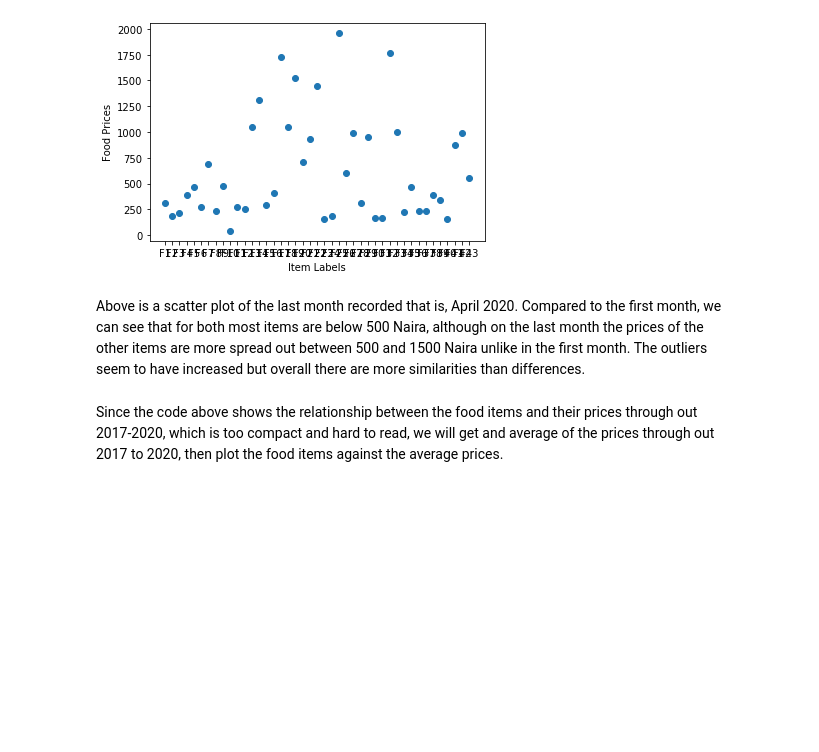
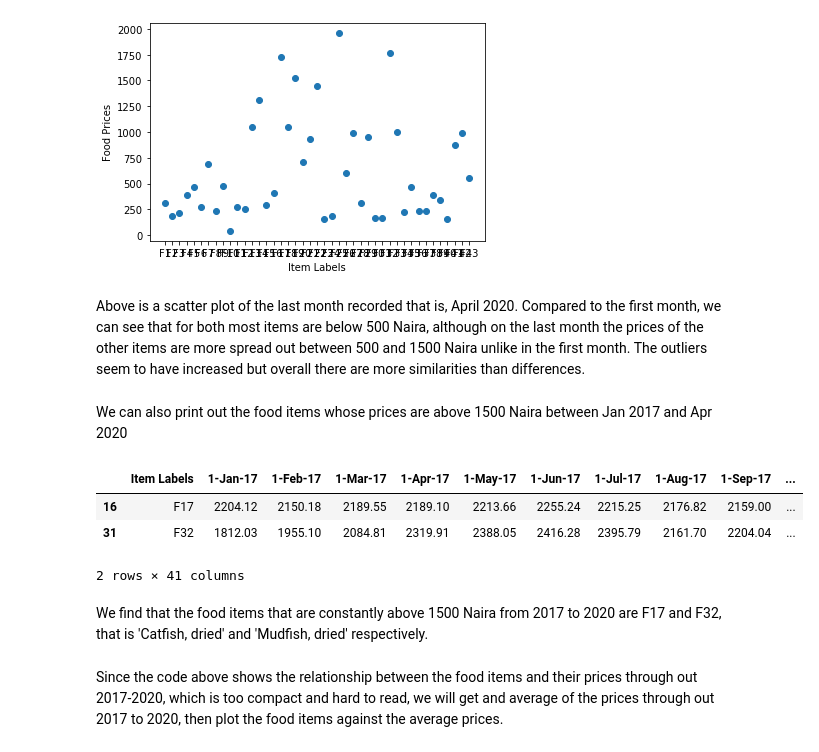
Before and after one commit to Ivynjambi/Jenga-Project, a Jupyter notebook: Analysis of selected food prices in Nigeria.ipynb, the cells around one changed output. Saved outputs shown, nothing was run; the diff lists cells and outputs as text; code cells hidden in the pictures; blank space fills up the shorter version.

Commit message:
Modified the csv file to group by years, yet to group them into one. Printed the food items whose prices lie within the outliers that is more than 1500 Naira.

```diff
--- a/Analysis of selected food prices in Nigeria.ipynb
+++ b/Analysis of selected food prices in Nigeria.ipynb
@@ -138,6 +138,17 @@ plt.show()
 Above is a scatter plot of the last month recorded that is, April 2020.
 Compared to the first month, we can see that for both most items are below 500 Naira, although on the last month the prices of the other items are more spread out between 500 and 1500 Naira unlike in the first month.
 The outliers seem to have increased but overall there are more similarities than differences.
+# %% [markdown]
+We can also print out the food items whose prices are above 1500 Naira between Jan 2017 and Apr 2020
+# %%
+prices[(prices["1-Jan-17"]>1500)& (prices["1-Apr-20"]>1500)]
+# %% [output]
+|  | Item Labels | 1-Jan-17 | 1-Feb-17 | 1-Mar-17 | 1-Apr-17 | 1-May-17 | 1-Jun-17 | 1-Jul-17 | 1-Aug-17 | 1-Sep-17 | ... |
+| 16 | F17 | 2204.12 | 2150.18 | 2189.55 | 2189.10 | 2213.66 | 2255.24 | 2215.25 | 2176.82 | 2159.00 | ... |
+| 31 | F32 | 1812.03 | 1955.10 | 2084.81 | 2319.91 | 2388.05 | 2416.28 | 2395.79 | 2161.70 | 2204.04 | ... |
+2 rows × 41 columns
+# %% [markdown]
+We find that the food items that are constantly above 1500 Naira from 2017 to 2020 are F17 and F32, that is 'Catfish, dried' and 'Mudfish, dried' respectively.
 # %%
 #prices.plot()
 #plt.xlabel("Item Labels")
```
Also changed, not shown: parts of 1 cell of this notebook, 1 other file.
